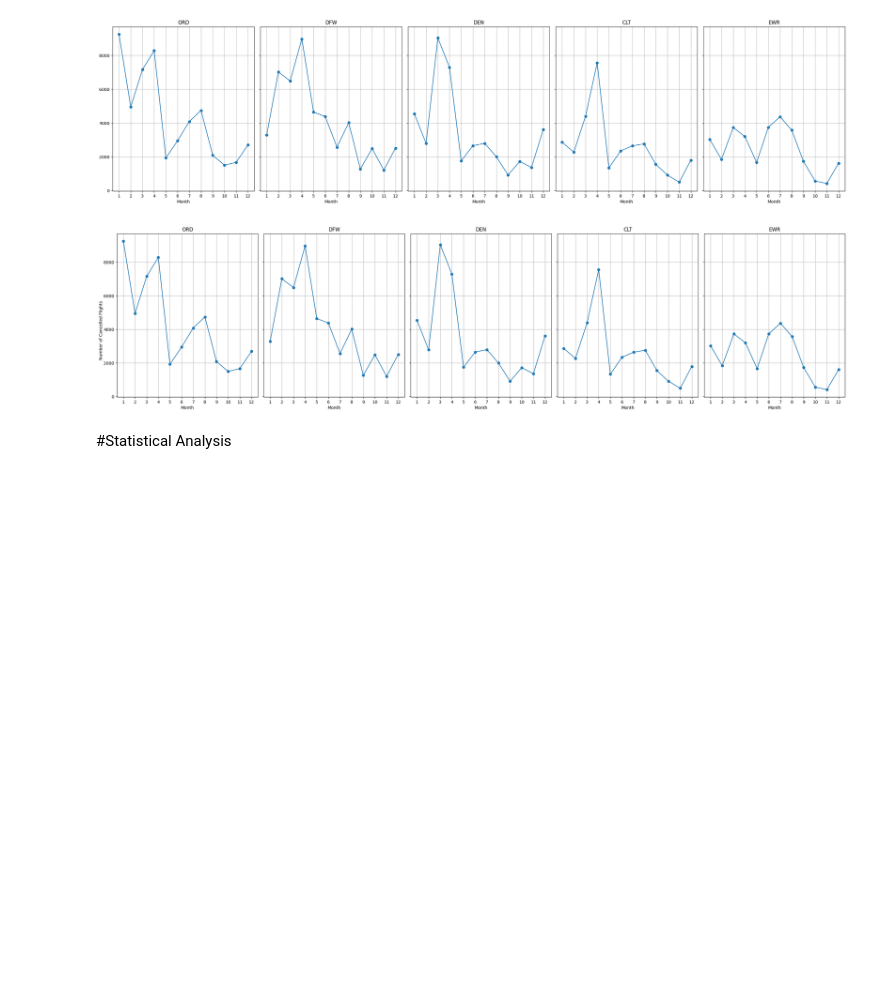
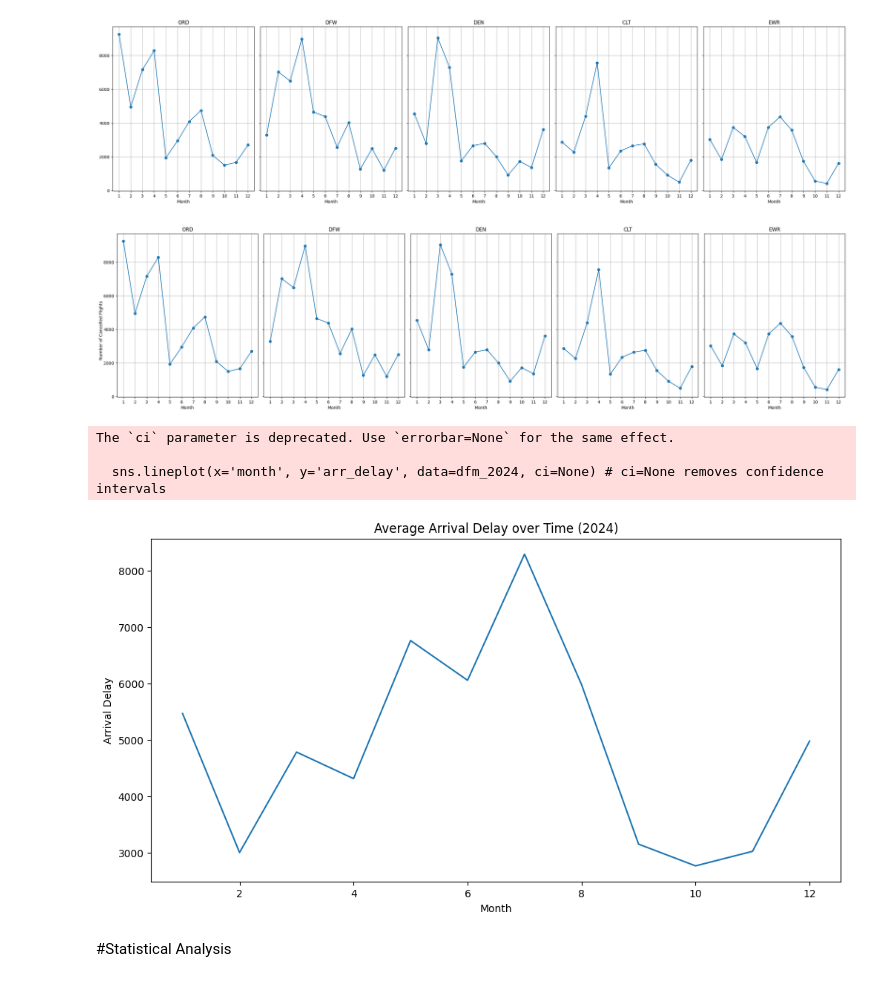
Before and after one commit to jeremysiji/SCDV-FlightDelay, a Jupyter notebook: FinalProject.ipynb, the cells around one changed output. Cells and saved outputs as stored; diff of their text form; code cells hidden in the pictures; blank space fills up the shorter version.

```diff
--- a/FinalProject.ipynb
+++ b/FinalProject.ipynb
@@ -399,6 +383,25 @@ plt.tight_layout()  # Adjust spacing between subplots
 plt.show()
 # %% [output]
 [figure]
+# %%
+# prompt: EDA: Plot arr_delay over time, by carrier, and by airport. I want it to be a smooth line plot AND THE DATA FRAME IS DFM filter it to just 2024
+
+import matplotlib.pyplot as plt
+# Filter data for 2024
+dfm_2024 = dfm[dfm['year'] == 2024]
+
+# Smooth line plot of arr_delay over time
+plt.figure(figsize=(12, 6))
+sns.lineplot(x='month', y='arr_delay', data=dfm_2024, ci=None) # ci=None removes confidence intervals
+plt.title('Average Arrival Delay over Time (2024)')
+plt.xlabel('Month')
+plt.ylabel('Arrival Delay')
+plt.show()
+# %% [output]
+The `ci` parameter is deprecated. Use `errorbar=None` for the same effect.
+
+  sns.lineplot(x='month', y='arr_delay', data=dfm_2024, ci=None) # ci=None removes confidence intervals
+[figure, added]
 # %% [markdown]
 #Statistical Analysis
 # %% [markdown]
```
Also changed, not shown: parts of 10 cells of this notebook.
